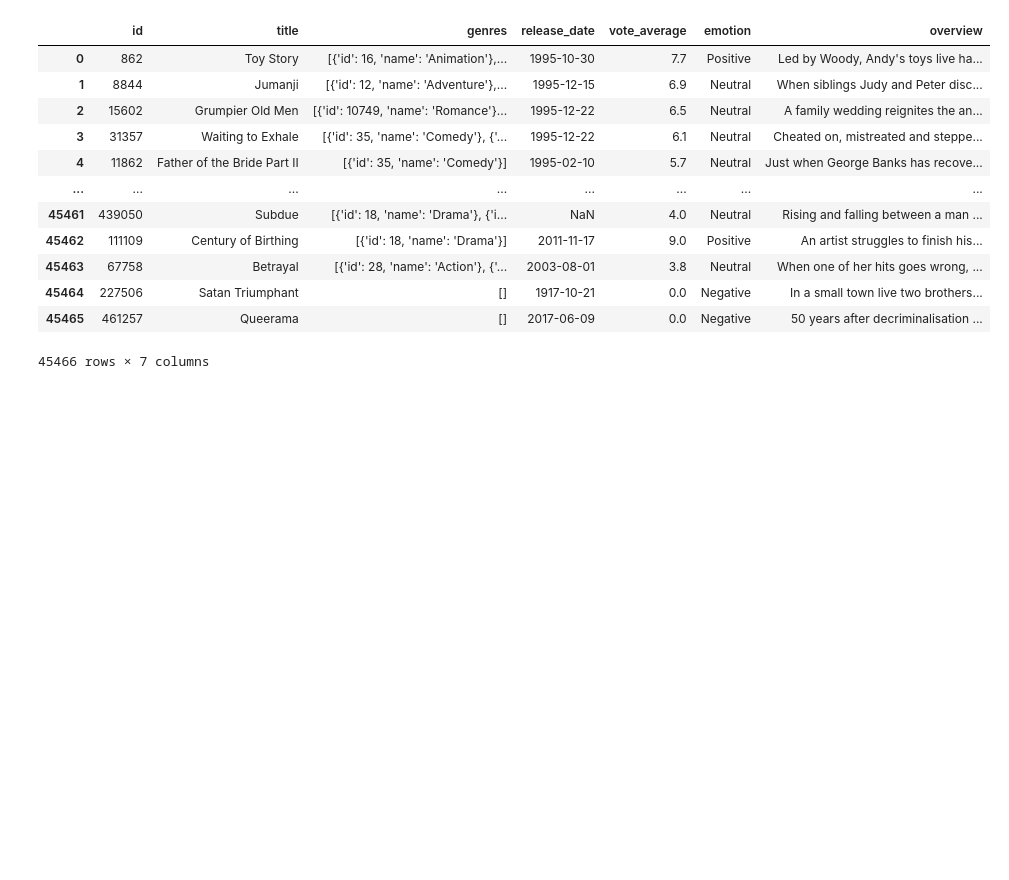
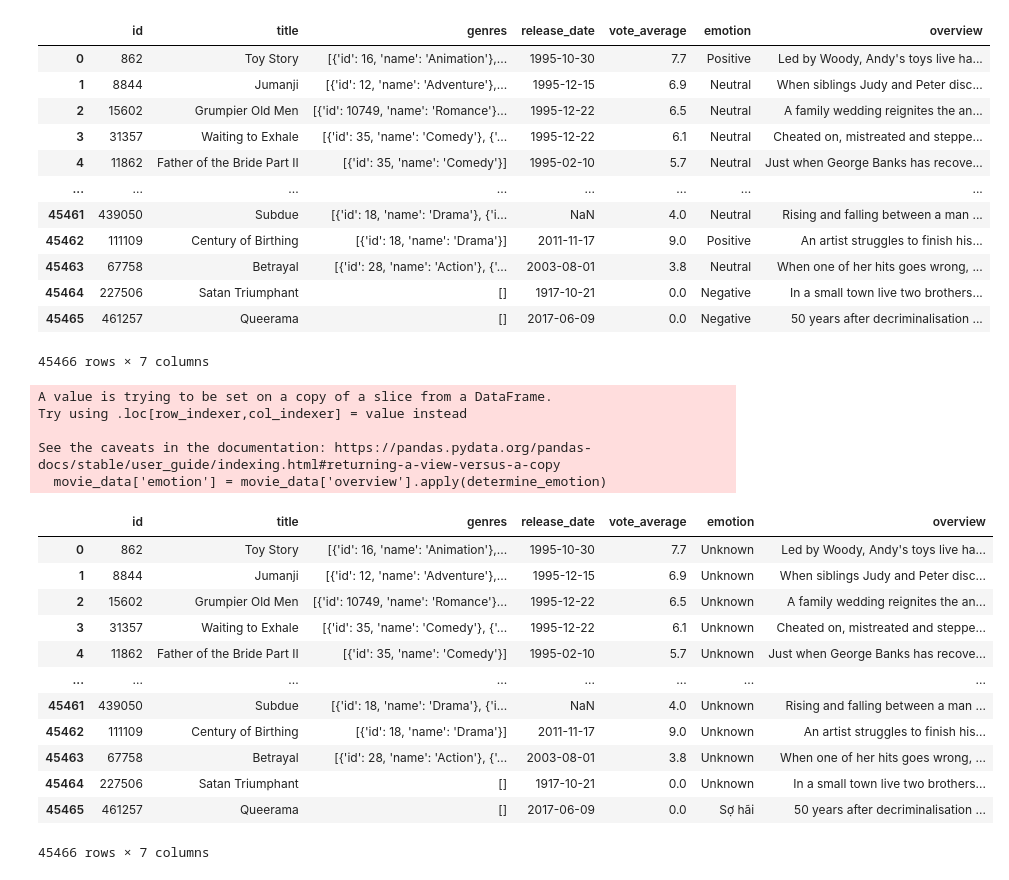
Before and after one commit to Nguyenduyhau13/project_AI, a Jupyter notebook: Cleanes_data.ipynb, the cells around one changed output. Drawn from its saved outputs; the diff is of its cells as text; code cells hidden in the pictures; blank space fills up the shorter version.

```diff
--- a/Cleanes_data.ipynb
+++ b/Cleanes_data.ipynb
@@ -76,5 +76,55 @@ movie_data
 | 45464 | 227506 | Satan Triumphant | [] | 1917-10-21 | 0.0 | Negative | In a small town live two brothers... |
 | 45465 | 461257 | Queerama | [] | 2017-06-09 | 0.0 | Negative | 50 years after decriminalisation ... |
 45466 rows × 7 columns
+# %%
+import pandas as pd
+
+def determine_emotion(overview):
+    keywords = {
+        'Hạnh phúc': ['funny', 'joyful', 'exciting', 'happy'],
+        'Buồn': ['touching', 'sad', 'loss'],
+        'Kịch tính': ['thrilling', 'scary', 'exciting'],
+        'Sợ hãi': ['scary', 'haunting', 'fear'],
+        'Vui vẻ': ['funny', 'humorous', 'witty'],
+        'Tức giận': ['angry', 'frustrating', 'annoying'],
+        'Mãnh liệt': ['energetic', 'dynamic', 'lively'],
+        'Mệt mỏi': ['tired', 'exhausted', 'weary'],
+        'Hứng khởi': ['inspired', 'motivated', 'passionate']
+    }
+
+    if isinstance(overview, str):
+        for emotion, keywords_list in keywords.items():
+            for keyword in keywords_list:
+                if keyword in overview:
+                    return emotion
+    else:
+        return 'Unknown'
+
+    return 'Unknown'
+
+# Áp dụng hàm determine_emotion để gán nhãn cho mỗi bộ phim
+movie_data['emotion'] = movie_data['overview'].apply(determine_emotion)
+
+# In ra DataFrame sau khi gán nhãn
+movie_data
+# %% [output]
+A value is trying to be set on a copy of a slice from a DataFrame.
+Try using .loc[row_indexer,col_indexer] = value instead
+
+See the caveats in the documentation: https://pandas.pydata.org/pandas-docs/stable/user_guide/indexing.html#returning-a-view-versus-a-copy
+  movie_data['emotion'] = movie_data['overview'].apply(determine_emotion)
+|  | id | title | genres | release_date | vote_average | emotion | overview |
+| 0 | 862 | Toy Story | [{'id': 16, 'name': 'Animation'},... | 1995-10-30 | 7.7 | Unknown | Led by Woody, Andy's toys live ha... |
+| 1 | 8844 | Jumanji | [{'id': 12, 'name': 'Adventure'},... | 1995-12-15 | 6.9 | Unknown | When siblings Judy and Peter disc... |
+| 2 | 15602 | Grumpier Old Men | [{'id': 10749, 'name': 'Romance'}... | 1995-12-22 | 6.5 | Unknown | A family wedding reignites the an... |
+| 3 | 31357 | Waiting to Exhale | [{'id': 35, 'name': 'Comedy'}, {'... | 1995-12-22 | 6.1 | Unknown | Cheated on, mistreated and steppe... |
+| 4 | 11862 | Father of the Bride Part II | [{'id': 35, 'name': 'Comedy'}] | 1995-02-10 | 5.7 | Unknown | Just when George Banks has recove... |
+| ... | ... | ... | ... | ... | ... | ... | ... |
+| 45461 | 439050 | Subdue | [{'id': 18, 'name': 'Drama'}, {'i... | NaN | 4.0 | Unknown | Rising and falling between a man ... |
+| 45462 | 111109 | Century of Birthing | [{'id': 18, 'name': 'Drama'}] | 2011-11-17 | 9.0 | Unknown | An artist struggles to finish his... |
+| 45463 | 67758 | Betrayal | [{'id': 28, 'name': 'Action'}, {'... | 2003-08-01 | 3.8 | Unknown | When one of her hits goes wrong, ... |
+| 45464 | 227506 | Satan Triumphant | [] | 1917-10-21 | 0.0 | Unknown | In a small town live two brothers... |
+| 45465 | 461257 | Queerama | [] | 2017-06-09 | 0.0 | Sợ hãi | 50 years after decriminalisation ... |
+45466 rows × 7 columns
 # %%
 movie_data.to_csv('cleaned_movie_data.csv',index= False)
```
Also changed, not shown: 3 other files.
